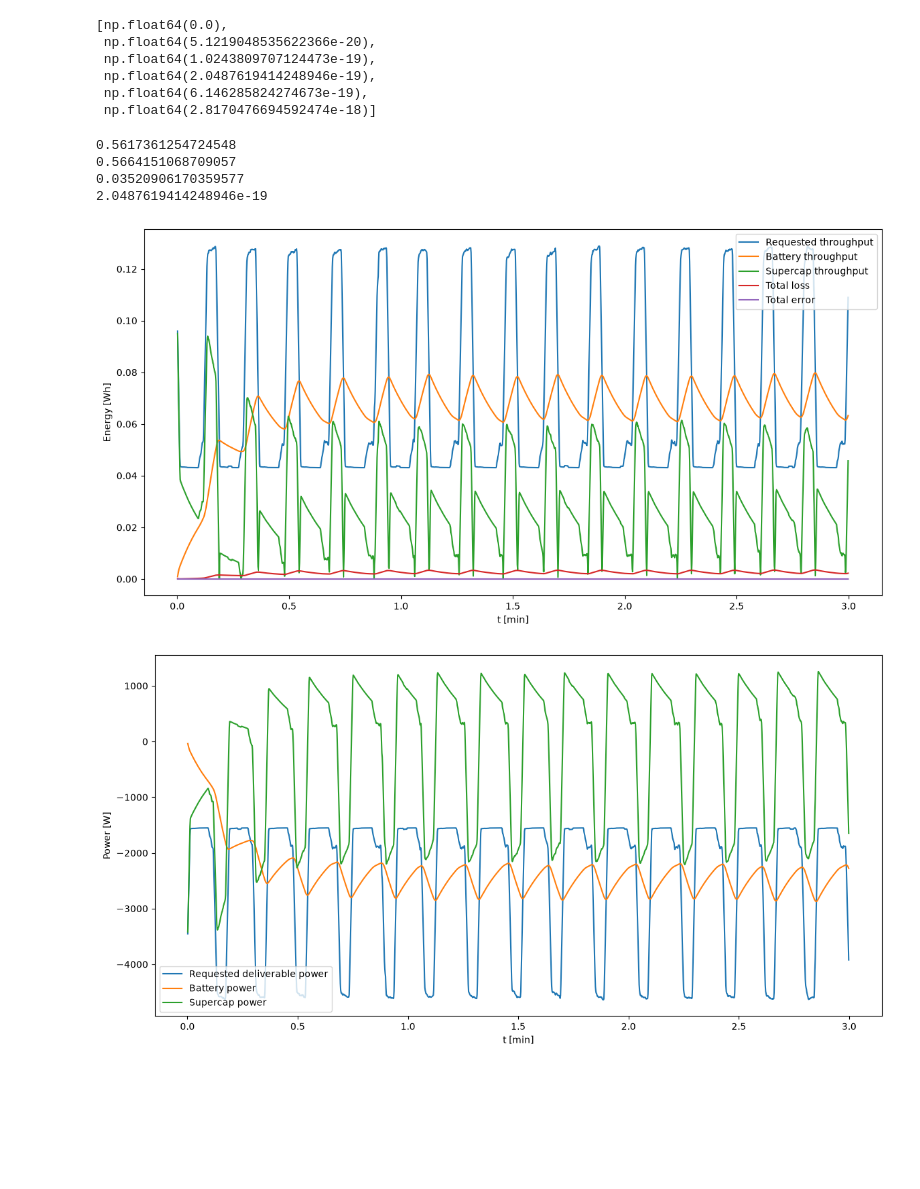
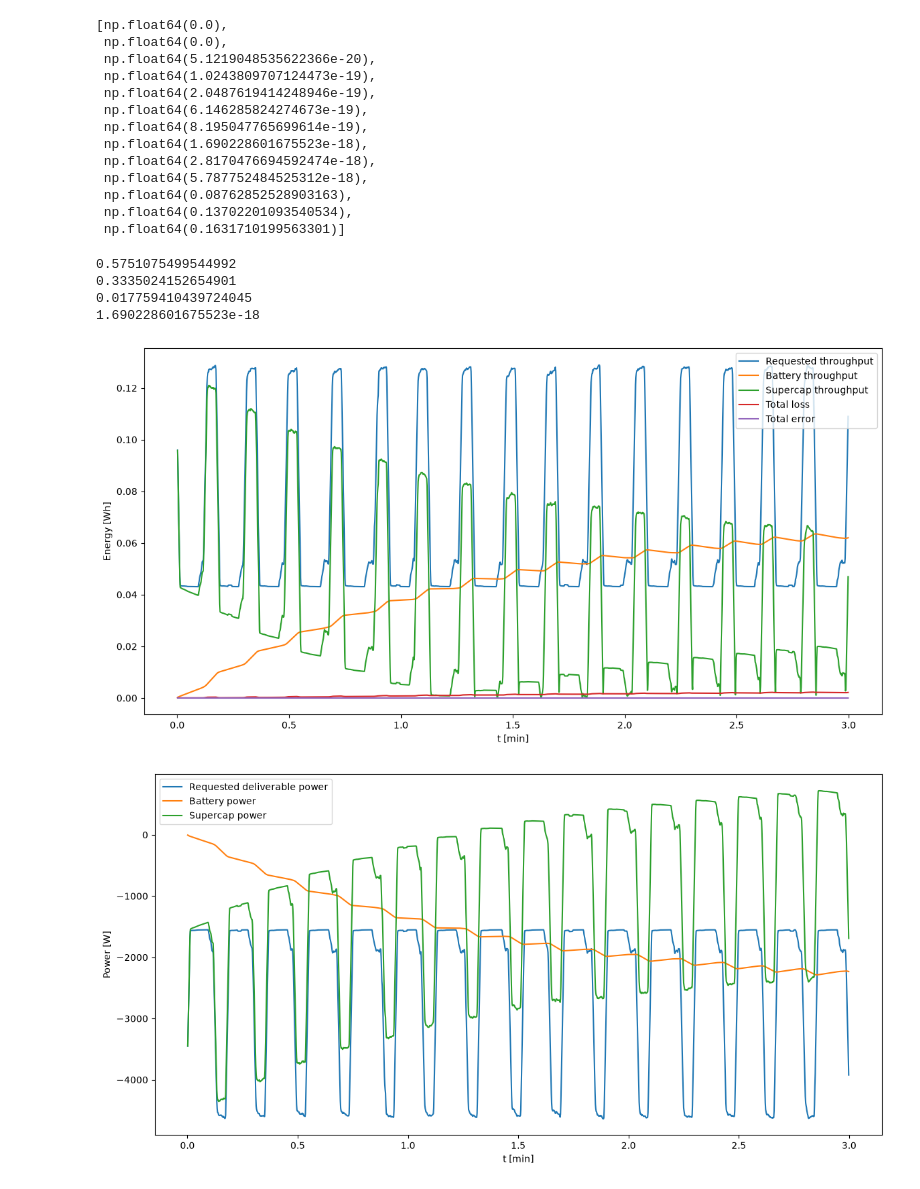
Before and after one commit to jniklas03/hybrid-storage-sizing, a Jupyter notebook: sim2.ipynb, the cells around one changed output. Cells and saved outputs as stored; diff of their text form; code cells hidden in the pictures; blank space fills up the shorter version.

```diff
--- a/sim2.ipynb
+++ b/sim2.ipynb
@@ -71,47 +25,17 @@ def build_controller(
 # %%
-taus = [0.1, 2, 5, 10, 25, 100]
-
-bat_series = [14, 16, 18]
-bat_parallel = [4, 6, 8]
-
-sc_series = [20, 24, 28]
-sc_parallel = [1, 2, 3]
+taus = [0.001, 0.1, 2, 5, 10, 25, 50, 75, 100, 250, 500, 750, 1000]
 
 logs = {
     tau : None for tau in taus
 }
 
 for tau in taus:
-    hc = build_controller(tau)
+    hc = HybridController.build_controller(tau, converter_model = lambda: FixedEfficiency(1))
 
     for time, power in zip(x,y):
         hc.step(power, time)
 
     logs[tau] = pd.DataFrame(hc.log)
-
-# logs = {
-#     "tau" : None,
-#     "bat_s": None,
-#     "bat_p": None,
-#     "sc_s" : None,
-#     "sc_p" : None,
-#     "results":None
-# }
-
-# for tau, bs, bp, ss, sp in product(
-#     taus, bat_series, bat_parallel, sc_series, sc_parallel
-# ):
-#     hc = build_controller(tau, bs, bp, ss, sp)
-
-#     for time, power in zip(x,y):
-#         hc.step(power, time)
-
-#     logs["tau"] = tau,
-#     logs["bat_s"] = bs,
-#     logs["bat_p"] = bp
-#     logs["sc_s"] = ss
-#     logs["sc_p"] = sp
-#     logs["results"] = pd.DataFrame(hc.log)
 # %%
 [logs[tau]["loss_fraction"].iloc[-1] for tau in taus]
 # %% [output]
@@ -120,13 +56,20 @@ KeyError: 0.1
 [logs[tau]["error_fraction"].iloc[-1] for tau in taus]
 # %% [output]
 [np.float64(0.0),
+ np.float64(0.0),
  np.float64(5.1219048535622366e-20),
  np.float64(1.0243809707124473e-19),
  np.float64(2.0487619414248946e-19),
  np.float64(6.146285824274673e-19),
- np.float64(2.8170476694592474e-18)]
+ np.float64(8.195047765699614e-19),
+ np.float64(1.690228601675523e-18),
+ np.float64(2.8170476694592474e-18),
+ np.float64(5.787752484525312e-18),
+ np.float64(0.08762852528903163),
+ np.float64(0.13702201093540534),
+ np.float64(0.1631710199563301)]
 # %%
-i = 10
+i = 75
 
 x_axis = df.loc[df["segment_id"] == 1]["time_s"][1:]/60
 
@@ -160,36 +103,36 @@ plt.xlabel("t [min]")
 plt.ylabel("Energy [Wh]")
 
 plt.legend()
 
 plt.figure(figsize=(14,7))
 plt.plot(
     x_axis,
     logs[i]["p_total_actual"],
     label="Requested deliverable power"
 )
 plt.plot(
     x_axis,
     logs[i]["p_bat_actual"],
     label="Battery power"
 )
 plt.plot(
     x_axis,
     logs[i]["p_sc_actual"],
     label="Supercap power"
 )
 plt.xlabel("t [min]")
 plt.ylabel("Power [W]")
 
 plt.legend()
 
 print(logs[i]["bat_soc"].iloc[-1])
 print(logs[i]["sc_soc"].iloc[-1])
 print(logs[i]["loss_fraction"].iloc[-1])
 print(logs[i]["error_fraction"].iloc[-1])
 # %% [output]
-0.5617361254724548
-0.5664151068709057
-0.03520906170359577
-2.0487619414248946e-19
+0.5751075499544992
+0.3335024152654901
+0.017759410439724045
+1.690228601675523e-18
-[figure, old version]
+[figure, new version]
-[figure, old version]
+[figure, new version]
```
Also changed, not shown: parts of 6 cells of this notebook, 1 other file.
